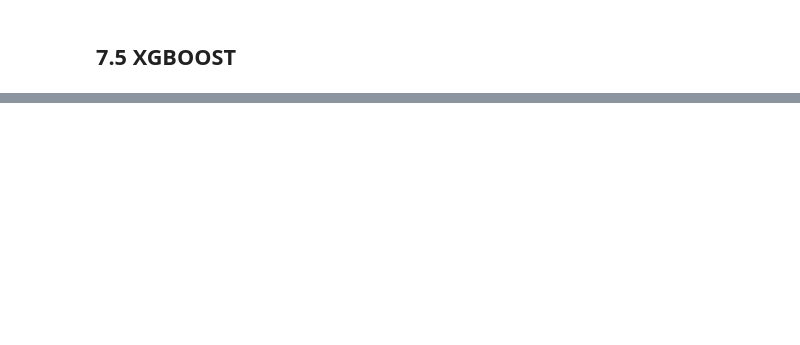
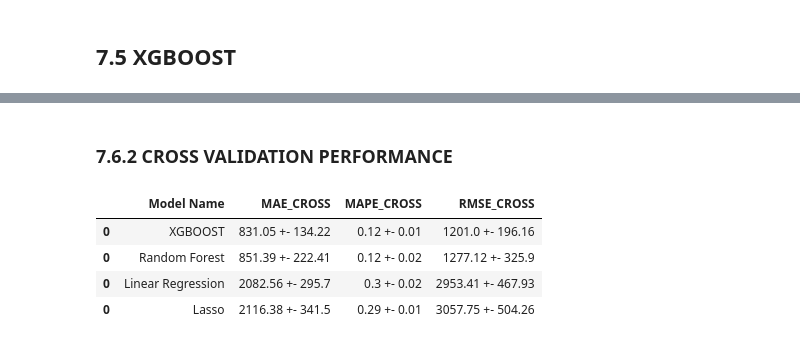
Before and after one commit to 70HNM4C13L/rossmann_store_sales, a Jupyter notebook: m04_01_store-sales_predction.ipynb, the cells around one changed output, grey strips where cells are left out. Saved outputs shown, nothing was run; the diff lists cells and outputs as text; code cells hidden in the pictures; blank space fills up the shorter version.

```diff
--- a/m04_01_store-sales_predction.ipynb
+++ b/m04_01_store-sales_predction.ipynb
@@ -928,0 +955,9 @@ rf_result
+# %%
+#model
+model = RandomForestRegressor (n_estimators= 30, n_jobs = -1, random_state = 42)
+
+# Cross Validation
+rf_cross = cross_validation(x_training,5, 'Random Forest',model, True)
+
+#result
+rf_cross
@@ -948,0 +995,15 @@ xgb_result
+# %%
+#model
+model = xgb.XGBRegressor(  objective= 'reg:squarederror',
+                        n_estimators = 2500,
+                        eta = 0.01,
+                        max_depth = 10,
+                        subsample = 0.7,
+                        colsample_bytree= 0.9,
+                        tree_method ='gpu_hist')
+
+# Cross Validation
+xgb_cross = cross_validation(x_training,5, 'XGBOOST',model, True)
+
+#result
+xgb_cross
@@ -948,0 +1037,11 @@ xgb_result
+# %% [markdown]
+### 7.6.2 CROSS VALIDATION PERFORMANCE
+# %%
+compare_result_cross = pd.concat([lr_cross, lrr_cross,rf_cross,xgb_cross,]).sort_values('RMSE_CROSS')
+compare_result_cross
+# %% [output]
+|  | Model Name | MAE_CROSS | MAPE_CROSS | RMSE_CROSS |
+| 0 | XGBOOST | 831.05 +- 134.22 | 0.12 +- 0.01 | 1201.0 +- 196.16 |
+| 0 | Random Forest | 851.39 +- 222.41 | 0.12 +- 0.02 | 1277.12 +- 325.9 |
+| 0 | Linear Regression | 2082.56 +- 295.7 | 0.3 +- 0.02 | 2953.41 +- 467.93 |
+| 0 | Lasso | 2116.38 +- 341.5 | 0.29 +- 0.01 | 3057.75 +- 504.26 |
```
Also changed, not shown: parts of 32 cells of this notebook.
